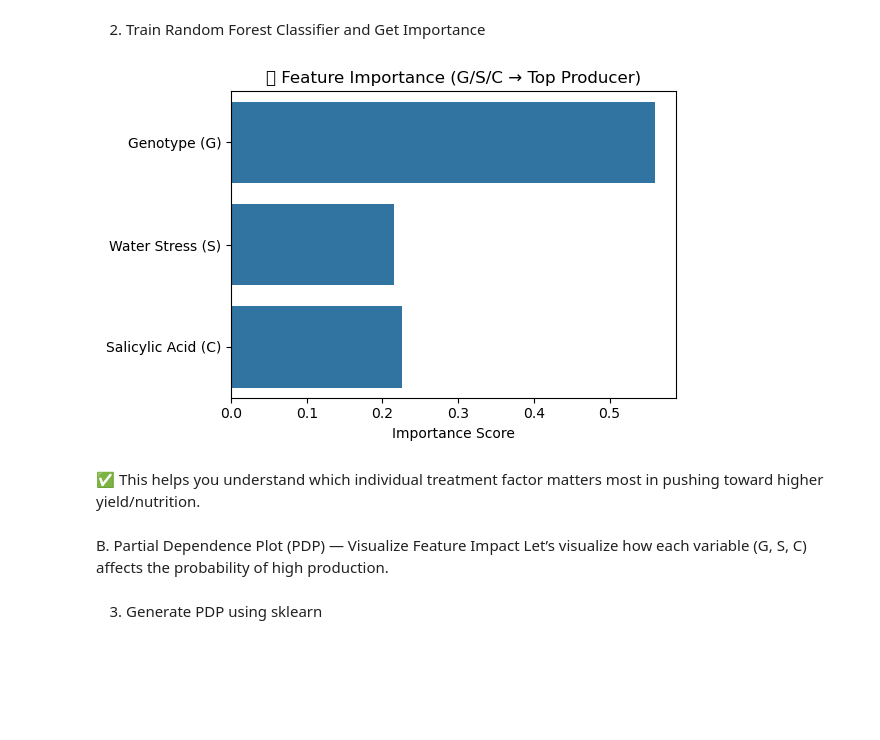
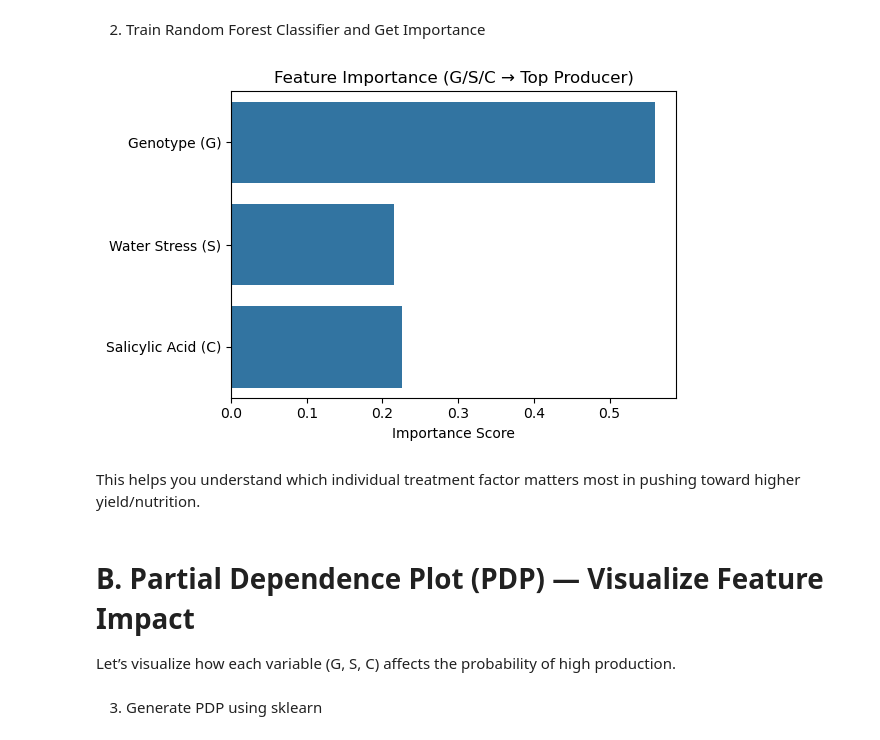
Before and after one commit to SP-2112/Advanced_Soybean_Agricultural_Dataset_Analysis_CS209_TermProject, a Jupyter notebook: Code_Notebooks/Optimal Conditions/Analysis_without_clusters.ipynb, the cells around one changed output. Cells and saved outputs as stored; diff of their text form; code cells hidden in the pictures; blank space fills up the shorter version.

```diff
--- a/Code_Notebooks/Optimal Conditions/Analysis_without_clusters.ipynb
+++ b/Code_Notebooks/Optimal Conditions/Analysis_without_clusters.ipynb
@@ -409,23 +383,23 @@ y_top = df_full["Top_Producer"].astype(int)  # 1 for top 20%, else 0
 # %%
 from sklearn.ensemble import RandomForestClassifier
 
 # Train model
 rf_gsc = RandomForestClassifier(n_estimators=100, random_state=42)
 rf_gsc.fit(X_gsc, y_top)
 
 # Plot feature importances
 plt.figure(figsize=(6, 4))
 sns.barplot(x=rf_gsc.feature_importances_, y=["Genotype (G)", "Water Stress (S)", "Salicylic Acid (C)"])
-plt.title("🔍 Feature Importance (G/S/C → Top Producer)")
+plt.title("Feature Importance (G/S/C → Top Producer)")
 plt.xlabel("Importance Score")
 plt.tight_layout()
 plt.show()
 # %% [output]
-[figure, old version]
+[figure, new version]
 # %% [markdown]
-✅ This helps you understand which individual treatment factor matters most in pushing toward higher yield/nutrition.
+This helps you understand which individual treatment factor matters most in pushing toward higher yield/nutrition.
 # %% [markdown]
-B. Partial Dependence Plot (PDP) — Visualize Feature Impact
+# B. Partial Dependence Plot (PDP) — Visualize Feature Impact
 Let’s visualize how each variable (G, S, C) affects the probability of high production.
 # %% [markdown]
 3. Generate PDP using sklearn
```
Also changed, not shown: parts of 43 cells of this notebook, 3 other files.
